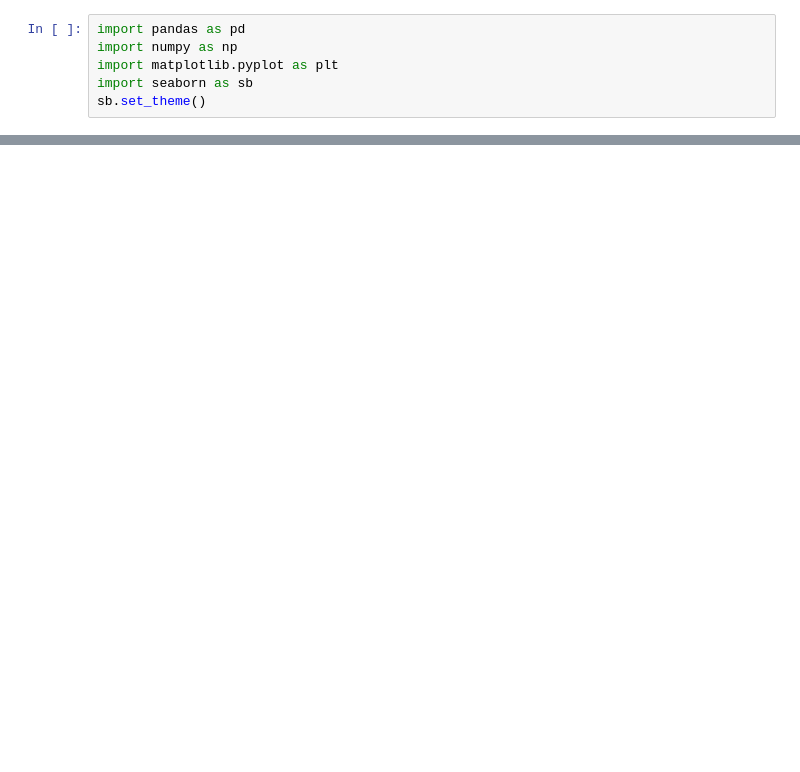
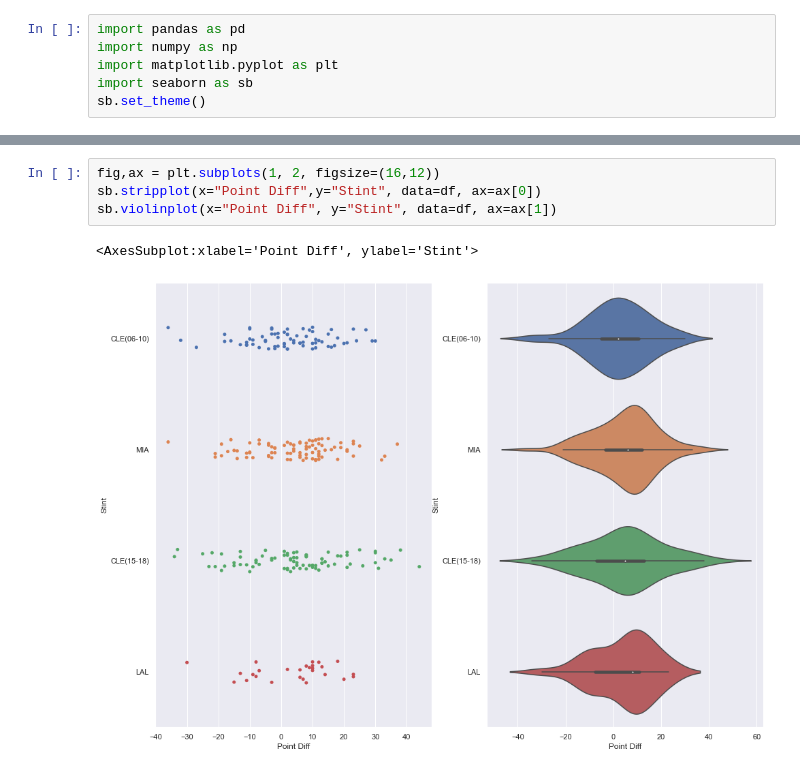
Before and after one commit to wwaihoe/LeBron-Playoffs-Stats, a Jupyter notebook: Data Analysis.ipynb, the cells around one changed output, grey strips where cells are left out. Drawn from its saved outputs; the diff is of its cells as text; blank space fills up the shorter version.

```diff
--- a/Data Analysis.ipynb
+++ b/Data Analysis.ipynb
@@ -63,0 +102,7 @@ Name: Point Diff, dtype: float64
+# %%
+fig,ax = plt.subplots(1, 2, figsize=(16,12))
+sb.stripplot(x="Point Diff",y="Stint", data=df, ax=ax[0])
+sb.violinplot(x="Point Diff", y="Stint", data=df, ax=ax[1])
+# %% [output]
+<AxesSubplot:xlabel='Point Diff', ylabel='Stint'>
+[figure, added]
```
Also changed, not shown: parts of 8 cells of this notebook, 2 other files.
